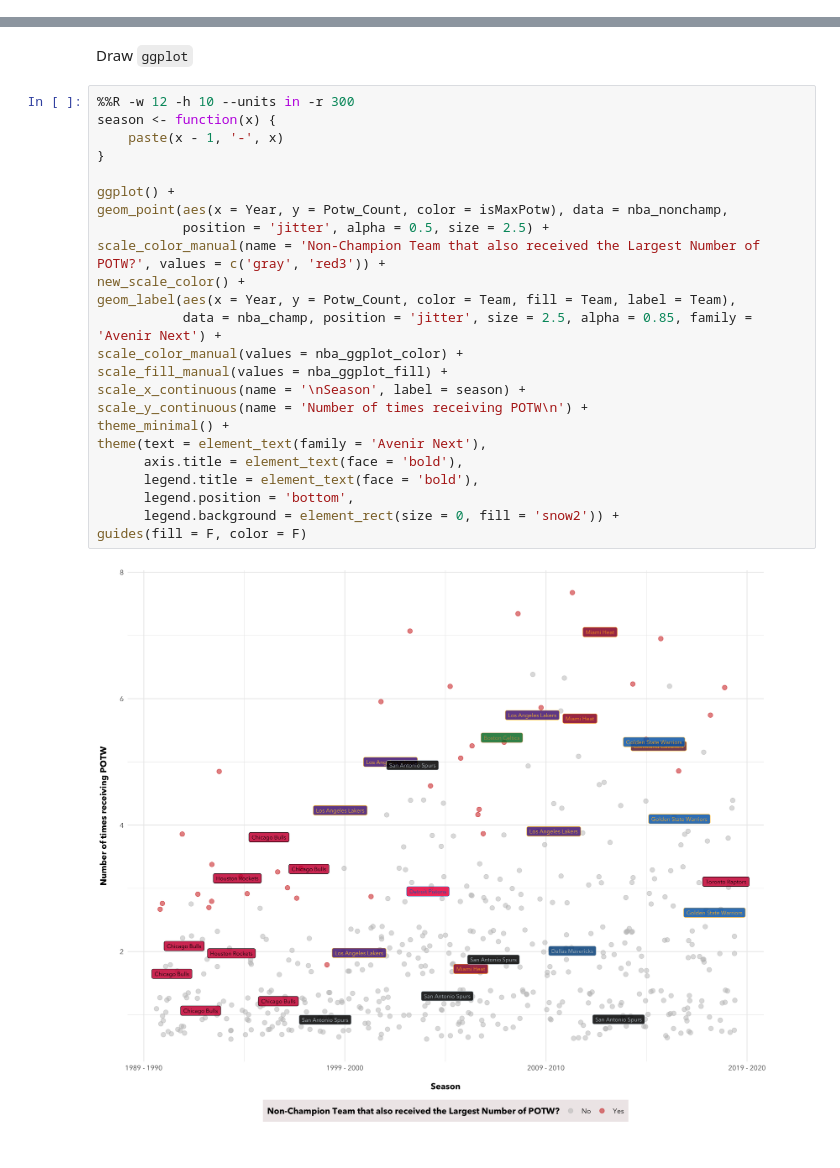
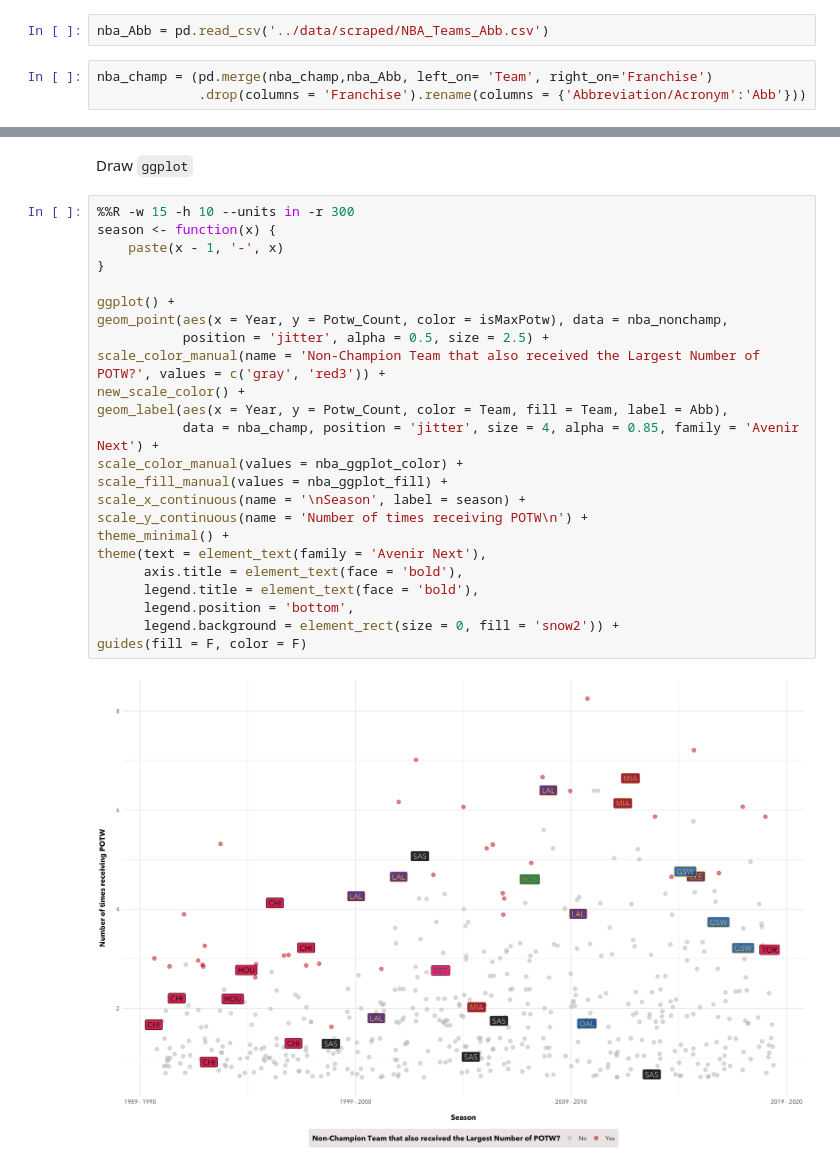
Before and after one commit to chunheisiu/NBA-POTW-Visualization, a Jupyter notebook: notebooks/_ggplot_3.ipynb, the cells around one changed output, grey strips where cells are left out. Cells and saved outputs as stored; diff of their text form.

Commit message:
Add the Abbreviation for the champion team name

```diff
--- a/notebooks/_ggplot_3.ipynb
+++ b/notebooks/_ggplot_3.ipynb
@@ -73,3 +73,8 @@ Extract the champion teams, and non-champion teams
 # %%
 nba_champ = nba_df_potw.loc[nba_df_potw.isChampion == 'Yes']
 nba_nonchamp = nba_df_potw.loc[(nba_df_potw.isChampion == 'No')]
+# %%
+nba_Abb = pd.read_csv('../data/scraped/NBA_Teams_Abb.csv')
+# %%
+nba_champ = (pd.merge(nba_champ,nba_Abb, left_on= 'Team', right_on='Franchise')
+             .drop(columns = 'Franchise').rename(columns = {'Abbreviation/Acronym':'Abb'}))
@@ -83,28 +108,28 @@ Pipe data frames into R
 # %% [markdown]
 Draw `ggplot`
 # %%
-%%R -w 12 -h 10 --units in -r 300
+%%R -w 15 -h 10 --units in -r 300
 season <- function(x) {
     paste(x - 1, '-', x)
 }
 
 ggplot() +
 geom_point(aes(x = Year, y = Potw_Count, color = isMaxPotw), data = nba_nonchamp,
            position = 'jitter', alpha = 0.5, size = 2.5) +
 scale_color_manual(name = 'Non-Champion Team that also received the Largest Number of POTW?', values = c('gray', 'red3')) +
 new_scale_color() +
-geom_label(aes(x = Year, y = Potw_Count, color = Team, fill = Team, label = Team),
-           data = nba_champ, position = 'jitter', size = 2.5, alpha = 0.85, family = 'Avenir Next') +
+geom_label(aes(x = Year, y = Potw_Count, color = Team, fill = Team, label = Abb),
+           data = nba_champ, position = 'jitter', size = 4, alpha = 0.85, family = 'Avenir Next') +
 scale_color_manual(values = nba_ggplot_color) +
 scale_fill_manual(values = nba_ggplot_fill) +
 scale_x_continuous(name = '\nSeason', label = season) +
 scale_y_continuous(name = 'Number of times receiving POTW\n') +
 theme_minimal() +
 theme(text = element_text(family = 'Avenir Next'),
       axis.title = element_text(face = 'bold'),
       legend.title = element_text(face = 'bold'),
       legend.position = 'bottom',
       legend.background = element_rect(size = 0, fill = 'snow2')) +
 guides(fill = F, color = F)
 # %% [output]
-[figure, old version]
+[figure, new version]
```
Also changed, not shown: parts of 1 cell of this notebook.
